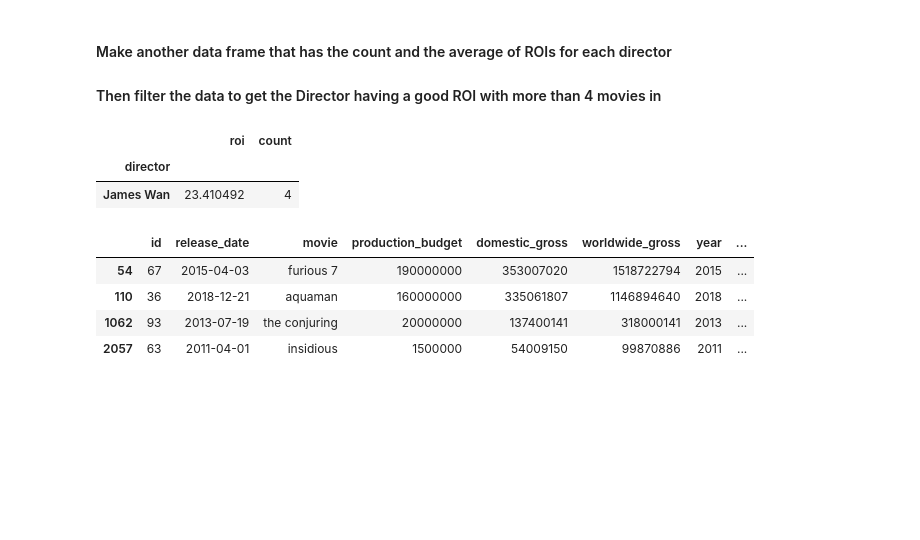
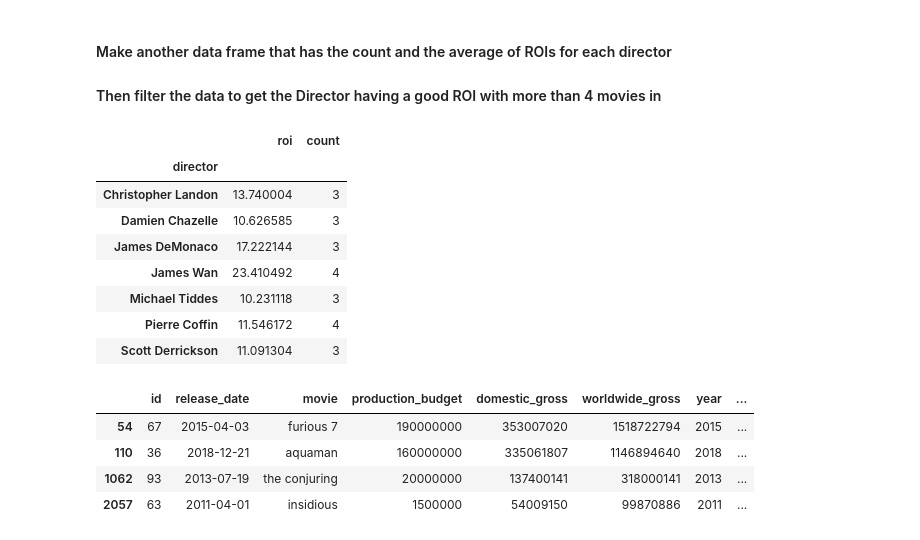
Before and after one commit to alihijazy/Data-Analysis-to-Maximize-ROI-in-the-Film-Industry, a Jupyter notebook: movie-analysis-eda.ipynb, the cells around one changed output. Drawn from its saved outputs; the diff is of its cells as text; code cells hidden in the pictures; blank space fills up the shorter version.

Commit message:
Changed parameters of filtering for best writer and Director

```diff
--- a/movie-analysis-eda.ipynb
+++ b/movie-analysis-eda.ipynb
@@ -447,12 +447,18 @@ df_merge_director = df_merge.merge(directors, on='movie_id', how='inner')
 # %%
 x = df_merge_director.groupby('director')['worldwide_roi'].mean()
 y = df_merge_director.groupby('director')['worldwide_roi'].count()
 directors_roi_count = pd.concat([x, y], keys=['roi', 'count'], axis=1)
-directors_roi_count[(directors_roi_count['roi']>15) & (directors_roi_count['count']>3)]
+directors_roi_count[(directors_roi_count['roi']>10) & (directors_roi_count['count']>2)]
 # %% [output]
 |  | roi | count |
 | director |  |  |
+| Christopher Landon | 13.740004 | 3 |
+| Damien Chazelle | 10.626585 | 3 |
+| James DeMonaco | 17.222144 | 3 |
 | James Wan | 23.410492 | 4 |
+| Michael Tiddes | 10.231118 | 3 |
+| Pierre Coffin | 11.546172 | 4 |
+| Scott Derrickson | 11.091304 | 3 |
 # %%
 df_merge_director[df_merge_director['director']=='James Wan']
 # %% [output]
```
Also changed, not shown: parts of 4 cells of this notebook, 3 other files.
